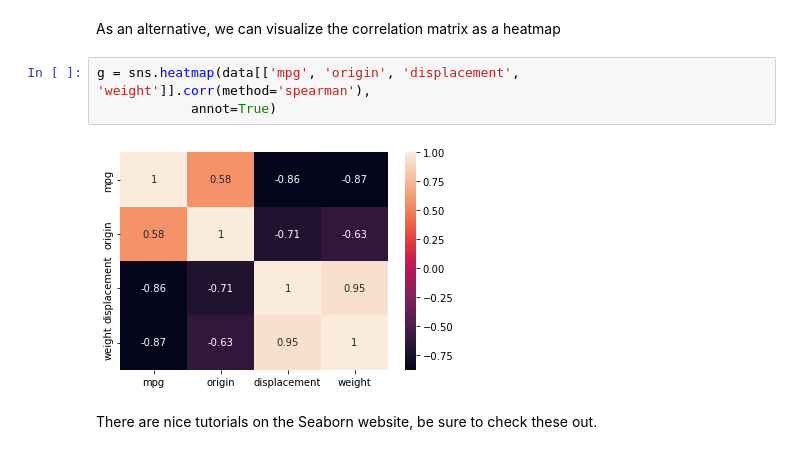
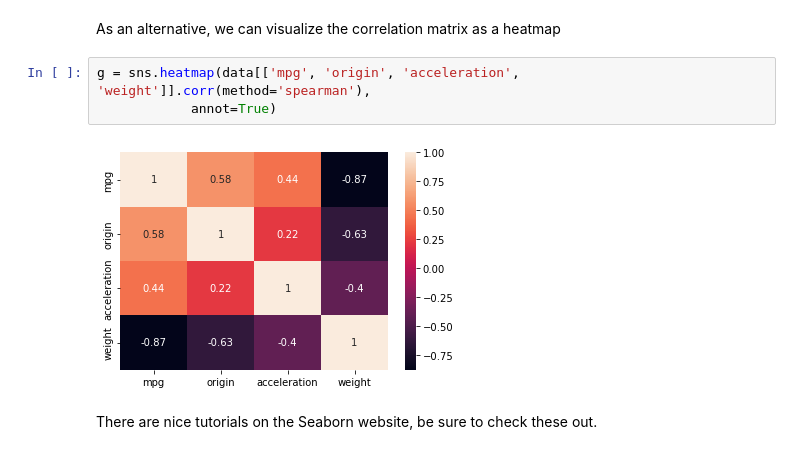
Before and after one commit to ENSF611/lab0-data-and-visualization-review-eugene-lok, a Jupyter notebook: lab0-visualization-auto_mpg.ipynb, the cells around one changed output. Saved outputs shown, nothing was run; the diff lists cells and outputs as text.

```diff
--- a/lab0-visualization-auto_mpg.ipynb
+++ b/lab0-visualization-auto_mpg.ipynb
@@ -237,9 +236,9 @@ sns.pairplot(data, vars=['mpg', 'origin', 'displacement', 'weight'], hue='origin
 # %% [markdown]
 As an alternative, we can visualize the correlation matrix as a heatmap
 # %%
-g = sns.heatmap(data[['mpg', 'origin', 'displacement', 'weight']].corr(method='spearman'),
+g = sns.heatmap(data[['mpg', 'origin', 'acceleration', 'weight']].corr(method='spearman'),
             annot=True)
 # %% [output]
-[figure, old version]
+[figure, new version]
 # %% [markdown]
 There are nice tutorials on the Seaborn website, be sure to check these out.
```
Also changed, not shown: parts of 2 cells of this notebook, 1 other file.
